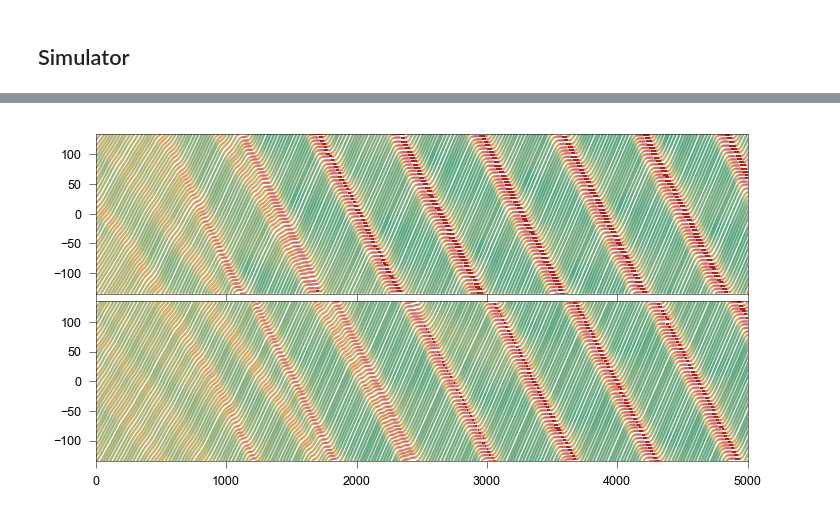
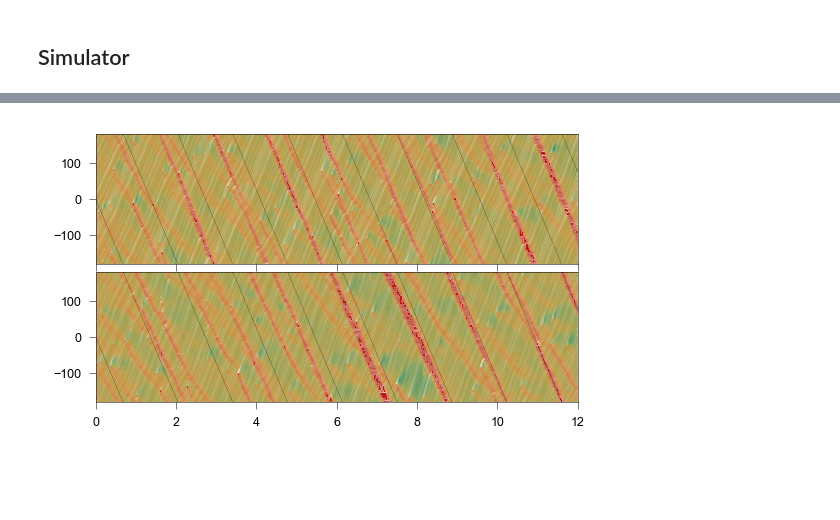
Before and after one commit to EPFL-ENAC/LUTS-pneuma-simulator, a Jupyter notebook: notebooks/simulator.ipynb, the cells around one changed output, grey strips where cells are left out. Cells and saved outputs as stored; diff of their text form; code cells hidden in the pictures; blank space fills up the shorter version.

Commit message:
feat: nasch random braking
Issue(s): #11

```diff
--- a/notebooks/simulator.ipynb
+++ b/notebooks/simulator.ipynb
@@ -1325,11 +1374,14 @@ for sample in samples:
 for image in images:
     image.styles = {"ec": "k", "fill": False, "lw": 0.5, "ls": "--"}
     image.draw(ax)
-for neighbor in neighbors:
-    neighbor.styles = {"ec": "r", "fill": True, "lw": 1, "ls": "-"}
-    neighbor.draw(ax)
-agent.styles = {"ec": "b", "fill": True, "lw": 1, "ls": "-"}
-agent.draw(ax)
+for agent in agents:
+    if agent.ID==6:
+        agent.styles = {"ec": "b", "fill": True, "lw": 1, "ls": "-"}
+        agent.draw(ax)
+        neighbors = neighborhood(agent, agents)
+        for neighbor in neighbors:
+            neighbor.styles = {"ec": "r", "fill": True, "lw": 1, "ls": "-"}
+            neighbor.draw(ax)
 ax.hlines(
     [-W, W],
     xmin=-L / 2,
@@ -1339,5 +1391,6 @@ ax.hlines(
     lw=1,
 )
 ax.set_yticks([])
+ax.set_xlim(-200, 200)
 fig.tight_layout(pad=0)
 # %% [output]
@@ -1408,18 +1398,19 @@ norm = plt.Normalize(np.min(all_v), np.max(all_v))
 # %%
 %matplotlib inline
-fig, axes = plt.subplots(2, 1, sharex=True, figsize=(12 * cm, 6 * cm), dpi=150)
+fig, axes = plt.subplots(2, 1, sharex=True, figsize=(9 * cm, 5 * cm), dpi=150)
 setattr(fig.canvas, "header_visible", False)
 
 lanes = [1, -1]
 
 # --------- PARAMETERS ----------
 v_line = -0.044
-l_x0 = [0.05 * L, .9 * L]
+l_x0 = [0. * L, 0. * L]
 l_c = ['k', 'k']
-slopes = [0.0175, 0.0185]
-l_x1 = [0.1 * L, .3 * L]
-l_c1 = ['k', 'k']
 step = 10  # ← sample every Nth time point
+# compute global velocity limits once
+all_v = [l_agents[t][n]["speed"] for t in range(0, len(l_agents), step) for n in range(2 * n_cars)]
+
+norm = Normalize(np.min(all_v), np.max(all_v))
 # ------------------------------
 
 for lane_idx, lane_sign in enumerate(lanes):
@@ -1448,35 +1439,50 @@ for lane_idx, lane_sign in enumerate(lanes):
         # --------------------------------------
 
         # ---------- COLORED LINE (respect NaNs) ----------
-        t_axis = np.arange(len(l_pos))
+        t_axis = np.arange(len(l_pos)) * step * params.dt / 60  # minutes
         start = 0
         for i in range(len(l_pos) + 1):
             if i == len(l_pos) or np.isnan(l_pos[i]):
                 if i - start > 1:
                     colored_line(
                         t_axis[start:i],
                         l_pos[start:i],
                         l_vel[start:i],
                         ax=ax,
                         cmap=cmap,
                         norm=norm,
                         lw=1,
                         zorder=2,
                         clip_on=True,
                     )
                 start = i + 1
         # -------------------------------------------------
 
-    ax.set_xlim(0, len(l_agents)/step)
-    ax.set_xlim(0,5000)
+    ax.set_xlim(0, len(l_agents)*params.dt/60)
+    ax.set_xlim(0,12)
     ax.set_ylim(-L / 2, L / 2)
+    # --------- PERIODIC TILTED LINE (sampled) ----------
+    line = []
+    prev = None
+    for t in range(0, len(l_agents), step):
+        x = (l_x0[lane_idx] + v_line * t + L / 2) % L - L / 2
+        if prev is not None and abs(x - prev) > 0.5 * L:
+            line.append(np.nan)
+        line.append(x)
+        prev = x
 
+    t_axis = np.arange(len(line)) * step * params.dt / 60
+    ax.plot(t_axis, line, c=l_c[lane_idx], lw=.1,ls='-')
+
+    ax.set_xlim(0, len(l_agents) / step)
+    ax.set_xlim(0,12)
+    ax.set_ylim(-L / 2, L / 2)
 plt.tight_layout(pad=0)
-plt.savefig("./output/sketches/testcolor.pdf",
+plt.savefig(f"./output/sketches/testcolor_nasch_{seed}_{tau_c}_{p}_{min_gap}.pdf",
 format="pdf",
 transparent=True,
 bbox_inches="tight",
 pad_inches=0.1,)
 plt.show()
 # %% [output]
-[figure, old version]
+[figure, new version]
```
Also changed, not shown: parts of 17 cells of this notebook, 1 other file.
